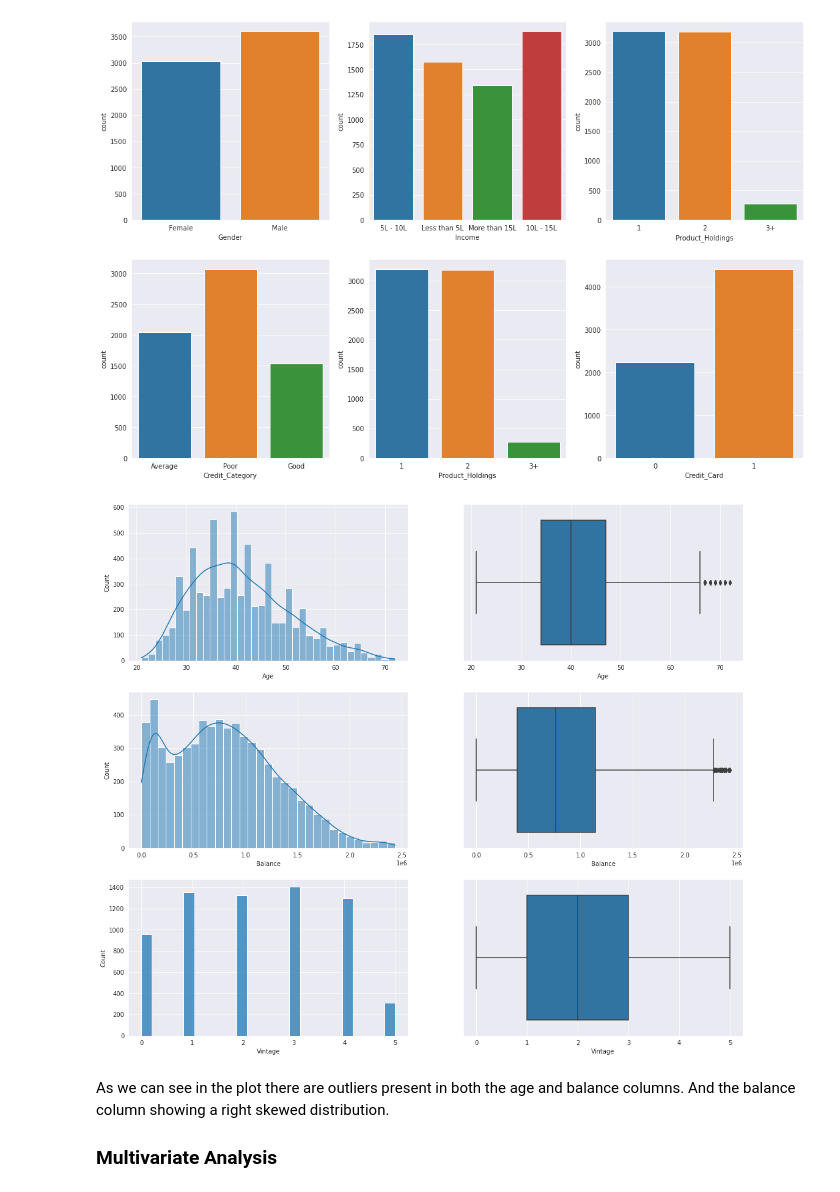
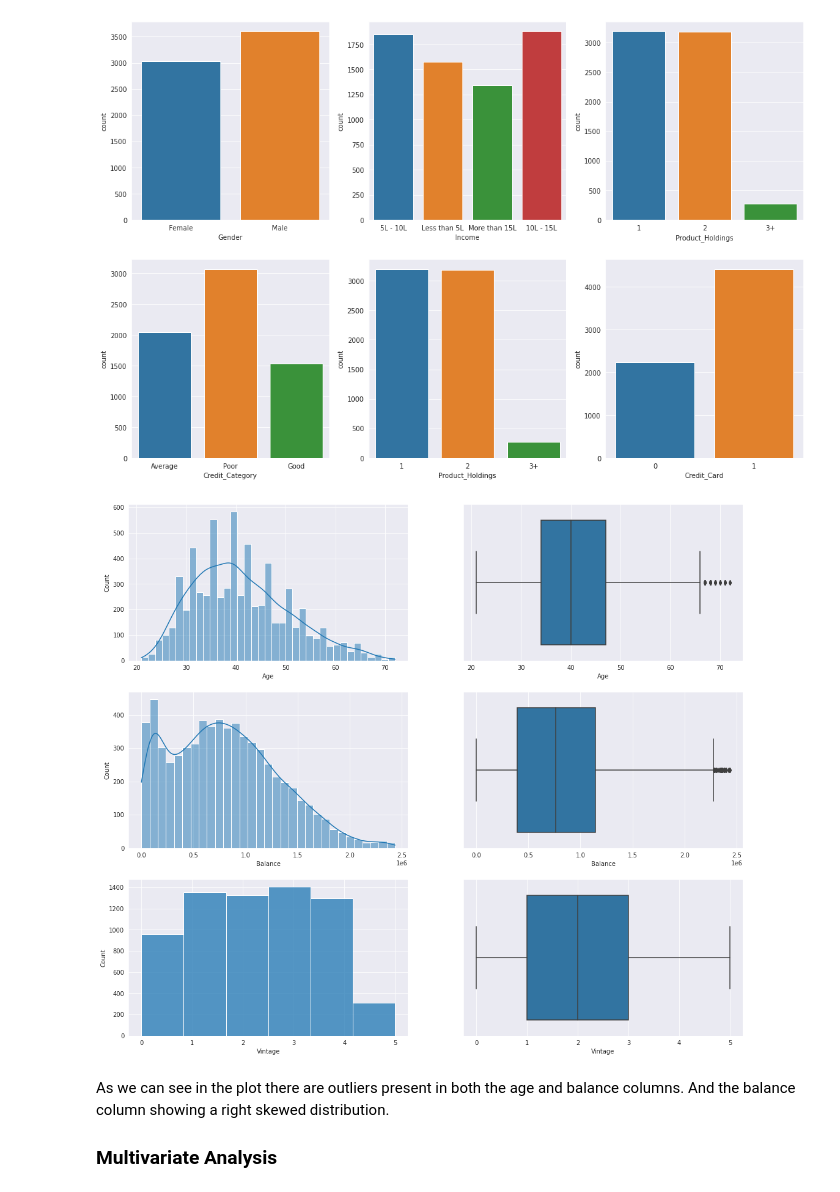
Before and after one commit to JozJozmin/Churn-Prediction-ML, a Jupyter notebook: Churn_Prediction_Updated_Final.ipynb, the cells around one changed output. Drawn from its saved outputs; the diff is of its cells as text; code cells hidden in the pictures.

```diff
--- a/Churn_Prediction_Updated_Final.ipynb
+++ b/Churn_Prediction_Updated_Final.ipynb
@@ -226,15 +222,15 @@ plt.show()
 # %%
 ### plotting histograms & boxplot for both 'Age'& 'Balance' columns
 fig, axs = plt.subplots(nrows = 3 , ncols = 2,figsize=(18, 16))
 sns.histplot(x= 'Age', data=train_df,kde= True , ax = axs[0,0])
 sns.histplot(x= 'Balance', data=train_df, kde=True,ax = axs[1,0])
 sns.boxplot (x= 'Age', data=train_df, ax = axs[0,1])
 sns.boxplot(x= 'Balance', data=train_df, ax = axs[1,1])
-sns.histplot(x= 'Vintage', data=train_df, ax = axs[2,0])
+sns.histplot(x= 'Vintage', data=train_df, ax = axs[2,0],bins = 6)
 sns.boxplot(x= 'Vintage', data=train_df, ax = axs[2,1])
 plt.show()
 # %% [output]
-[figure, old version]
+[figure, new version]
 # %% [markdown]
 As we  can see in the plot there are outliers present in both the age and balance columns. And the balance column showing a right skewed distribution.<br>
 
```
Also changed, not shown: parts of 13 cells of this notebook.
